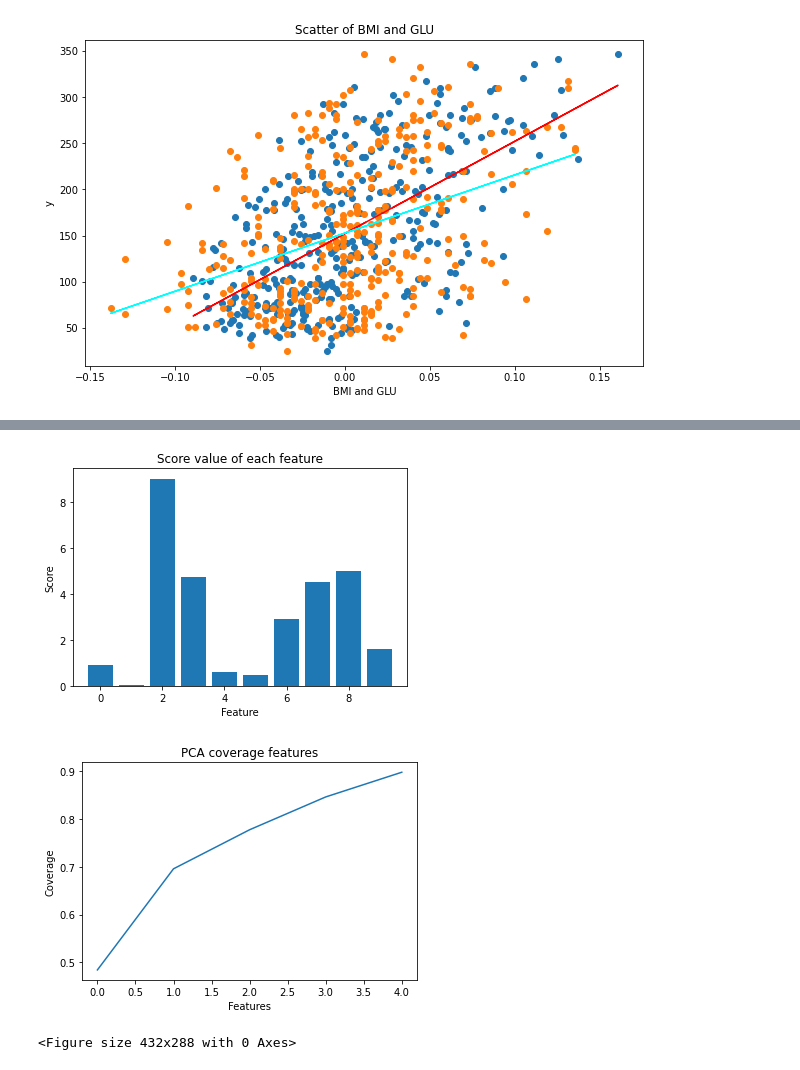
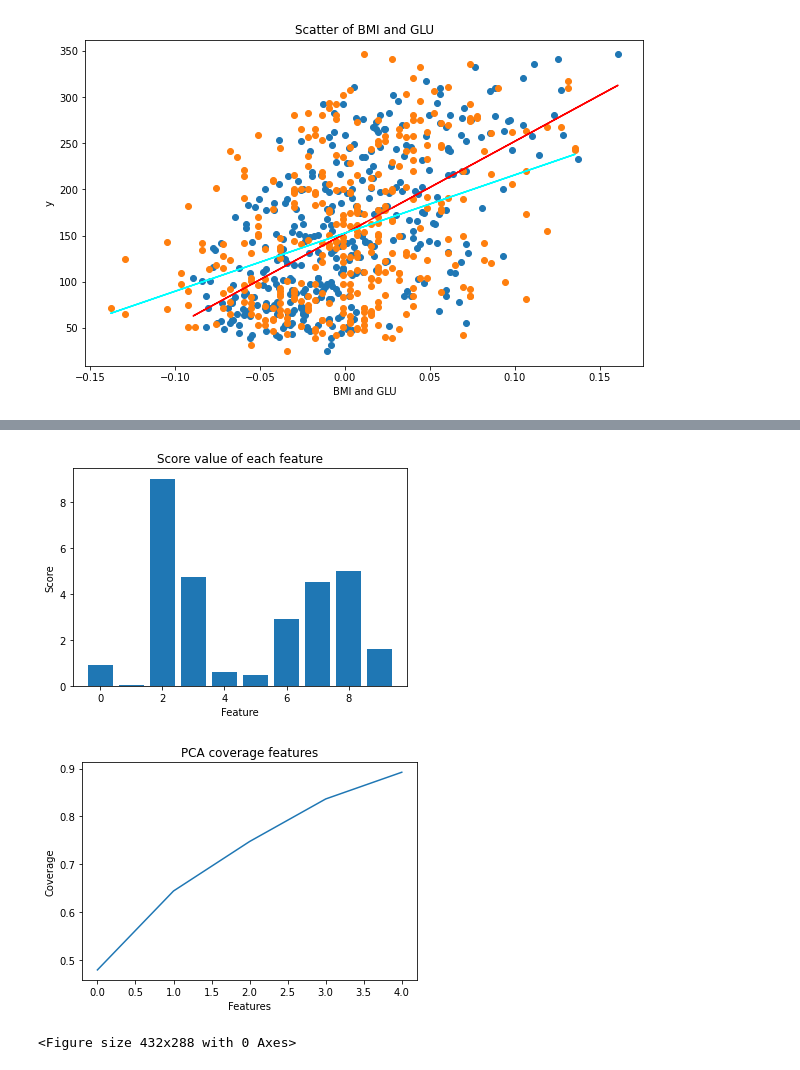
Before and after one commit to perkynades/ML-diabetes, a Jupyter notebook: src/main.ipynb, the cells around one changed output, grey strips where cells are left out. Cells and saved outputs as stored; diff of their text form; code cells hidden in the pictures.

```diff
--- a/src/main.ipynb
+++ b/src/main.ipynb
@@ -212,27 +250,27 @@ def plot_matrix(title, matrix):
 # %%
 features = 5
 
 x_trainset_features = x_train_standarized_labeled
 y_trainset_features = y_train_labaled
 x_testset_features = x_test_standarized_labeled
 
 x_train_k_best, x_test_k_best, k_best = select_features(x_trainset_features, y_trainset_features, x_testset_features, n_features=features)
 plot_k_best_score(k_best.scores_)
 
 transformed, pca = pca_features(dataset=x_trainset_features, transform=x_trainset_features, n_features=features)
 x_train_pca = transformed
-transformed, pca = pca_features(dataset=x_trainset_features, transform=x_testset_features, n_features=features)
+transformed, pca = pca_features(dataset=x_testset_features, transform=x_testset_features, n_features=features)
 x_test_pca = transformed
 plot_pca_variance(pca)
 
 # VERY IMPORTANT! SET TRAINING DATA HERE!
 x_train = x_train_k_best
 x_test = x_test_k_best
 y_train = y_train_labaled
 y_test = y_test_labaled
 # %% [output]
 [figure]
-[figure, old version]
+[figure, new version]
 # %%
 predicter = Sequential()
 
```
Also changed, not shown: parts of 6 cells of this notebook.
